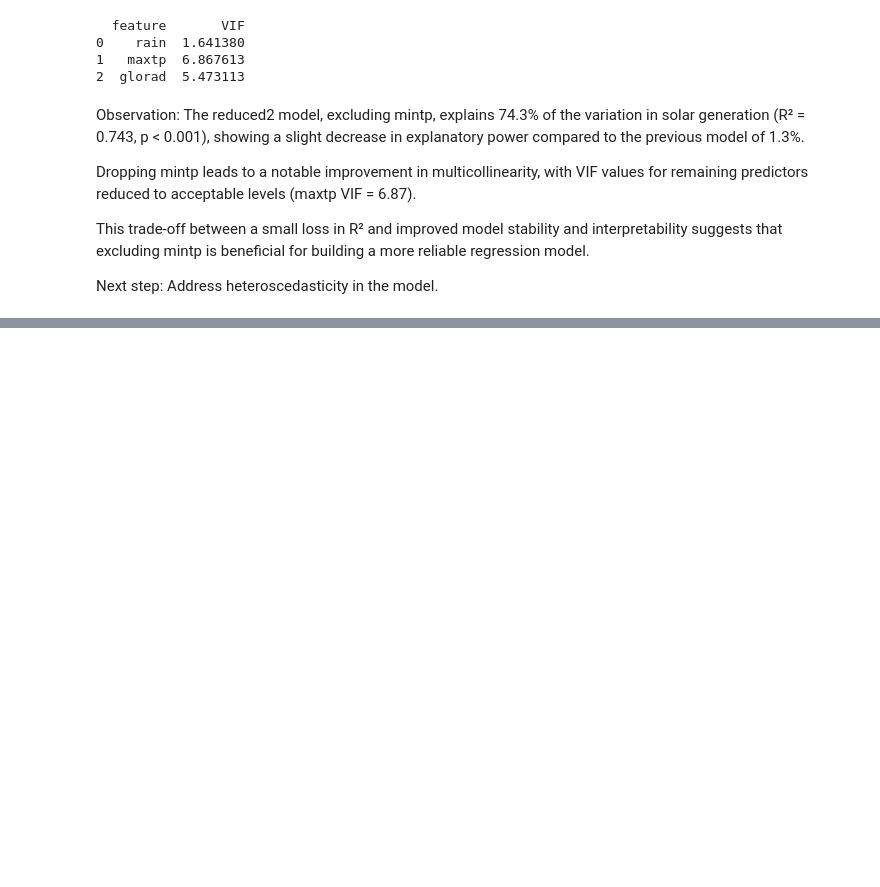
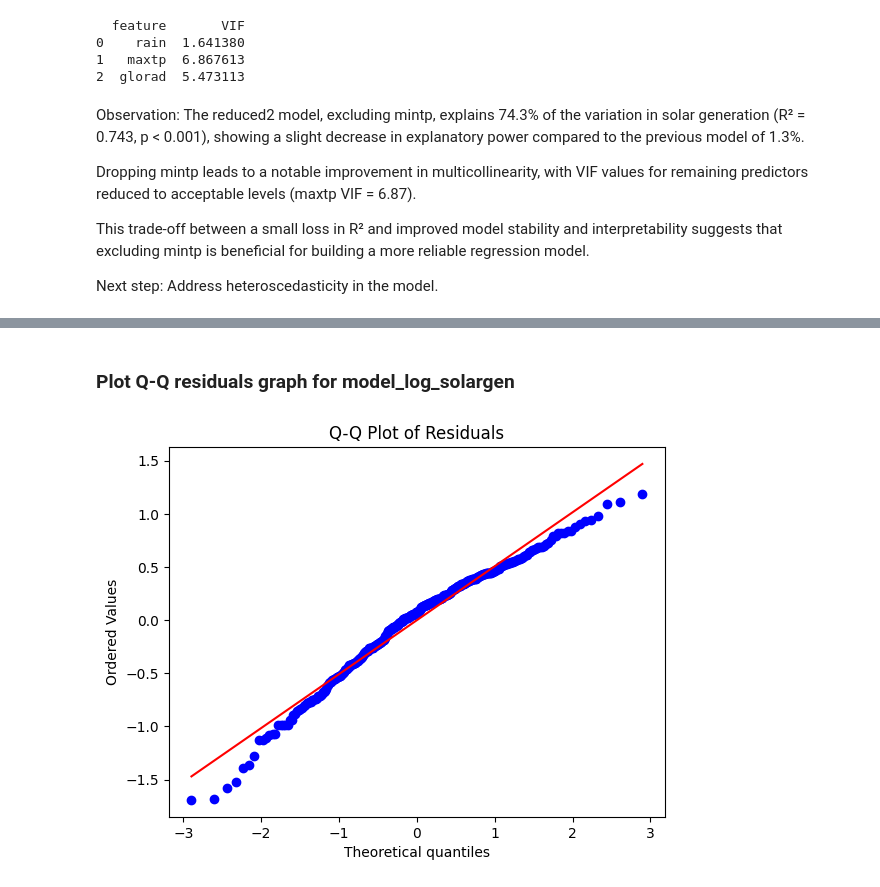
Before and after one commit to MatthieuGlemarec/SolarCast, a Jupyter notebook: Notebooks/02_Exploratory_Data_Analysis.ipynb, the cells around one changed output, grey strips where cells are left out. Saved outputs shown, nothing was run; the diff lists cells and outputs as text; code cells hidden in the pictures; blank space fills up the shorter version.

```diff
--- a/Notebooks/02_Exploratory_Data_Analysis.ipynb
+++ b/Notebooks/02_Exploratory_Data_Analysis.ipynb
@@ -459,0 +486,14 @@ results_log = model_log.fit()
+# %% [markdown]
+### Plot Q-Q residuals graph for model_log_solargen
+# %%
+import scipy.stats as stats
+import matplotlib.pyplot as plt
+
+residuals = residuals_log
+
+# Q-Q plot
+stats.probplot(residuals, dist="norm", plot=plt)
+plt.title("Q-Q Plot of Residuals")
+plt.show()
+# %% [output]
+[figure, added]
```
Also changed, not shown: parts of 9 cells of this notebook, 1 other file.
